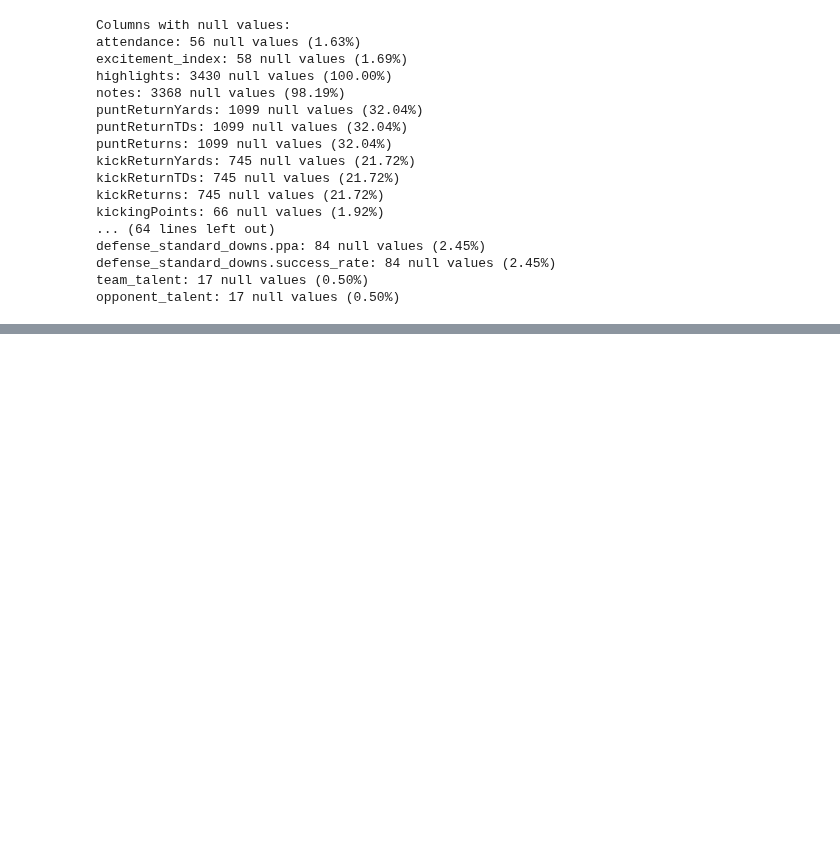
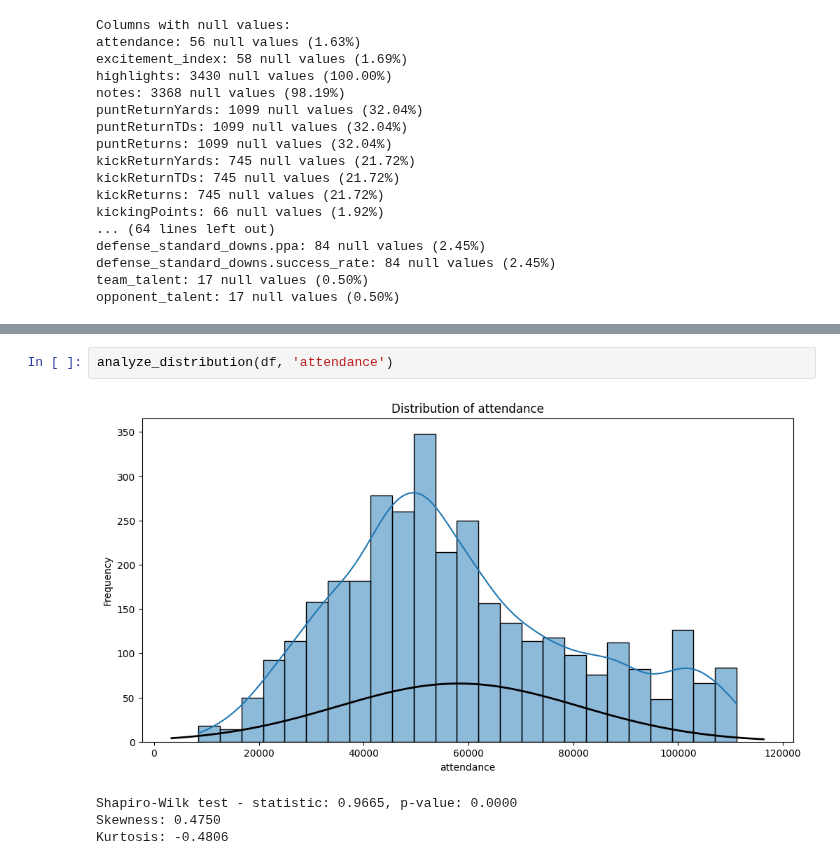
Before and after one commit to tablecables/college_football_predictor, a Jupyter notebook: notebooks/02_data_cleaning.ipynb, the cells around one changed output, grey strips where cells are left out. Drawn from its saved outputs; the diff is of its cells as text; blank space fills up the shorter version.

```diff
--- a/notebooks/02_data_cleaning.ipynb
+++ b/notebooks/02_data_cleaning.ipynb
@@ -280,0 +94,7 @@ Name: count, dtype: int64
+# %%
+analyze_distribution(df, 'attendance')
+# %% [output]
+[figure, added]
+Shapiro-Wilk test - statistic: 0.9665, p-value: 0.0000
+Skewness: 0.4750
+Kurtosis: -0.4806
```
Also changed, not shown: parts of 13 cells of this notebook, 2 other files.
